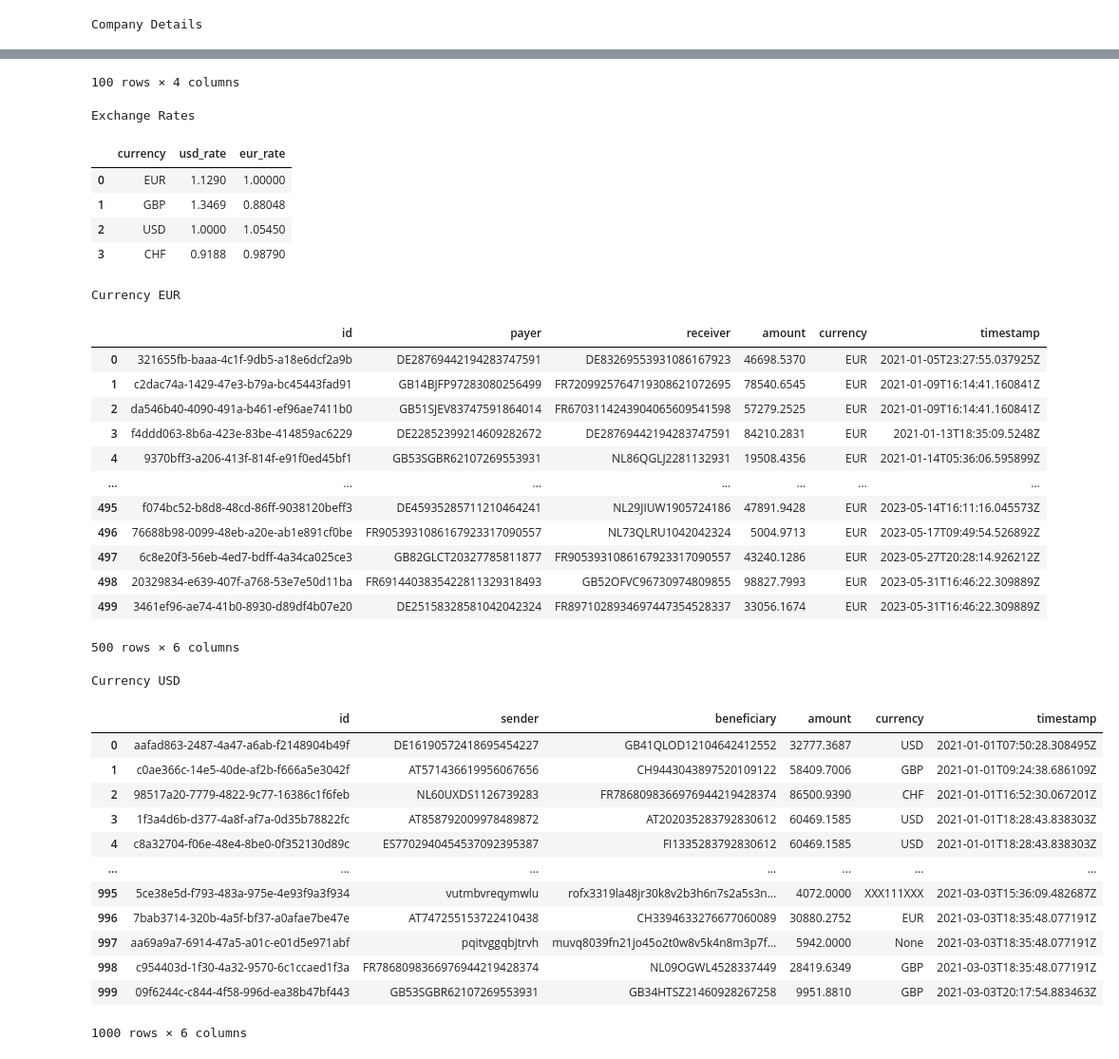
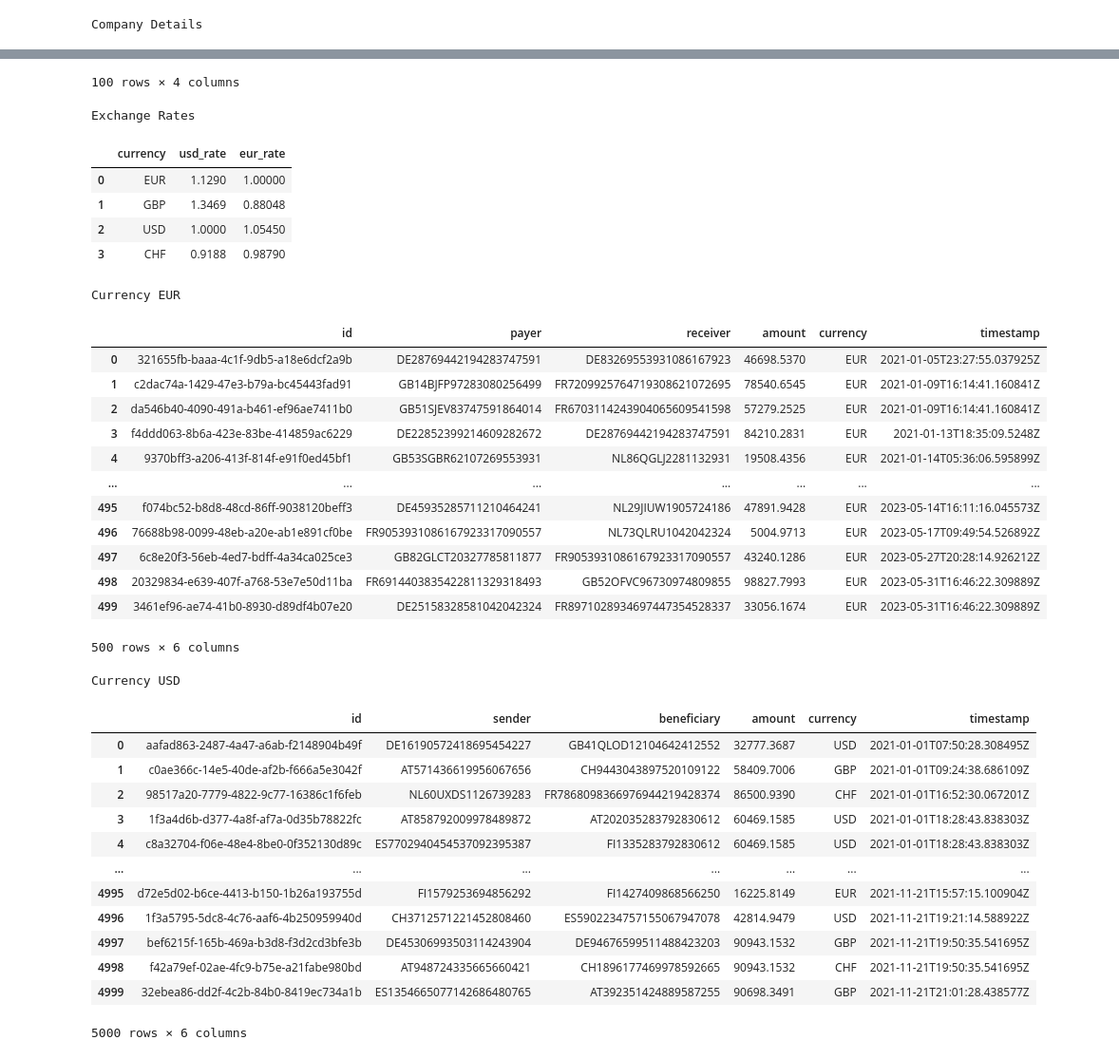
Before and after one commit to Dhritidipta/CashflowFreenlance, a Jupyter notebook: data/analysis_v1.ipynb, the cells around one changed output, grey strips where cells are left out. Shown at 95% size. Saved outputs shown, nothing was run; the diff lists cells and outputs as text; code cells hidden in the pictures.

```diff
--- a/data/analysis_v1.ipynb
+++ b/data/analysis_v1.ipynb
@@ -33,7 +34,6 @@ get_all_sepa_transactions_df,\
 get_all_swift_transactions_df
 # %%
 #All the pandas dataframes
-limit = 1000
 
 print("Company Details")
 display(get_all_companies_df()) #this will fetch all the companies thus without any set limit
@@ -45,10 +45,10 @@ print("Exchange Rates")
 display(get_exchange_rates_df())
 
 print("Currency EUR")
-display(get_all_sepa_transactions_df(1000))
+display(get_all_sepa_transactions_df())
 
 print("Currency USD")
-display(get_all_swift_transactions_df(limit))
+display(get_all_swift_transactions_df())
 # %% [output]
 Company Details
 |  | id | ibans | name | address |
@@ -65,39 +65,39 @@ Company Details
 | 99 | 100 | ['GB68JEWG24681676155117'] | Howard, McCarthy and Harris | Ringstr. 55\n21108 Gießen |
 100 rows × 4 columns
 Exchange Rates
 |  | currency | usd_rate | eur_rate |
 | 0 | EUR | 1.1290 | 1.00000 |
 | 1 | GBP | 1.3469 | 0.88048 |
 | 2 | USD | 1.0000 | 1.05450 |
 | 3 | CHF | 0.9188 | 0.98790 |
 Currency EUR
 |  | id | payer | receiver | amount | currency | timestamp |
 | 0 | 321655fb-baaa-4c1f-9db5-a18e6dcf2a9b | DE28769442194283747591 | DE83269553931086167923 | 46698.5370 | EUR | 2021-01-05T23:27:55.037925Z |
 | 1 | c2dac74a-1429-47e3-b79a-bc45443fad91 | GB14BJFP97283080256499 | FR7209925764719308621072695 | 78540.6545 | EUR | 2021-01-09T16:14:41.160841Z |
 | 2 | da546b40-4090-491a-b461-ef96ae7411b0 | GB51SJEV83747591864014 | FR6703114243904065609541598 | 57279.2525 | EUR | 2021-01-09T16:14:41.160841Z |
 | 3 | f4ddd063-8b6a-423e-83be-414859ac6229 | DE22852399214609282672 | DE28769442194283747591 | 84210.2831 | EUR | 2021-01-13T18:35:09.5248Z |
 | 4 | 9370bff3-a206-413f-814f-e91f0ed45bf1 | GB53SGBR62107269553931 | NL86QGLJ2281132931 | 19508.4356 | EUR | 2021-01-14T05:36:06.595899Z |
 | ... | ... | ... | ... | ... | ... | ... |
 | 495 | f074bc52-b8d8-48cd-86ff-9038120beff3 | DE45935285711210464241 | NL29JIUW1905724186 | 47891.9428 | EUR | 2023-05-14T16:11:16.045573Z |
 | 496 | 76688b98-0099-48eb-a20e-ab1e891cf0be | FR9053931086167923317090557 | NL73QLRU1042042324 | 5004.9713 | EUR | 2023-05-17T09:49:54.526892Z |
 | 497 | 6c8e20f3-56eb-4ed7-bdff-4a34ca025ce3 | GB82GLCT20327785811877 | FR9053931086167923317090557 | 43240.1286 | EUR | 2023-05-27T20:28:14.926212Z |
 | 498 | 20329834-e639-407f-a768-53e7e50d11ba | FR6914403835422811329318493 | GB52OFVC96730974809855 | 98827.7993 | EUR | 2023-05-31T16:46:22.309889Z |
 | 499 | 3461ef96-ae74-41b0-8930-d89df4b07e20 | DE25158328581042042324 | FR8971028934697447354528337 | 33056.1674 | EUR | 2023-05-31T16:46:22.309889Z |
 500 rows × 6 columns
 Currency USD
 |  | id | sender | beneficiary | amount | currency | timestamp |
 | 0 | aafad863-2487-4a47-a6ab-f2148904b49f | DE16190572418695454227 | GB41QLOD12104642412552 | 32777.3687 | USD | 2021-01-01T07:50:28.308495Z |
 | 1 | c0ae366c-14e5-40de-af2b-f666a5e3042f | AT571436619956067656 | CH9443043897520109122 | 58409.7006 | GBP | 2021-01-01T09:24:38.686109Z |
 | 2 | 98517a20-7779-4822-9c77-16386c1f6feb | NL60UXDS1126739283 | FR7868098366976944219428374 | 86500.9390 | CHF | 2021-01-01T16:52:30.067201Z |
 | 3 | 1f3a4d6b-d377-4a8f-af7a-0d35b78822fc | AT858792009978489872 | AT202035283792830612 | 60469.1585 | USD | 2021-01-01T18:28:43.838303Z |
 | 4 | c8a32704-f06e-48e4-8be0-0f352130d89c | ES7702940454537092395387 | FI1335283792830612 | 60469.1585 | USD | 2021-01-01T18:28:43.838303Z |
 | ... | ... | ... | ... | ... | ... | ... |
-| 995 | 5ce38e5d-f793-483a-975e-4e93f9a3f934 | vutmbvreqymwlu | rofx3319la48jr30k8v2b3h6n7s2a5s3n... | 4072.0000 | XXX111XXX | 2021-03-03T15:36:09.482687Z |
-| 996 | 7bab3714-320b-4a5f-bf37-a0afae7be47e | AT747255153722410438 | CH3394633276677060089 | 30880.2752 | EUR | 2021-03-03T18:35:48.077191Z |
-| 997 | aa69a9a7-6914-47a5-a01c-e01d5e971abf | pqitvggqbjtrvh | muvq8039fn21jo45o2t0w8v5k4n8m3p7f... | 5942.0000 | None | 2021-03-03T18:35:48.077191Z |
-| 998 | c954403d-1f30-4a32-9570-6c1ccaed1f3a | FR7868098366976944219428374 | NL09OGWL4528337449 | 28419.6349 | GBP | 2021-03-03T18:35:48.077191Z |
-| 999 | 09f6244c-c844-4f58-996d-ea38b47bf443 | GB53SGBR62107269553931 | GB34HTSZ21460928267258 | 9951.8810 | GBP | 2021-03-03T20:17:54.883463Z |
+| 4995 | d72e5d02-b6ce-4413-b150-1b26a193755d | FI1579253694856292 | FI1427409868566250 | 16225.8149 | EUR | 2021-11-21T15:57:15.100904Z |
+| 4996 | 1f3a5795-5dc8-4c76-aaf6-4b250959940d | CH3712571221452808460 | ES5902234757155067947078 | 42814.9479 | USD | 2021-11-21T19:21:14.588922Z |
+| 4997 | bef6215f-165b-469a-b3d8-f3d2cd3bfe3b | DE45306993503114243904 | DE94676599511488423203 | 90943.1532 | GBP | 2021-11-21T19:50:35.541695Z |
+| 4998 | f42a79ef-02ae-4fc9-b75e-a21fabe980bd | AT948724335665660421 | CH1896177469978592665 | 90943.1532 | CHF | 2021-11-21T19:50:35.541695Z |
+| 4999 | 32ebea86-dd2f-4c2b-84b0-8419ec734a1b | ES1354665077142686480765 | AT392351424889587255 | 90698.3491 | GBP | 2021-11-21T21:01:28.438577Z |
-1000 rows × 6 columns
+5000 rows × 6 columns
 # %%
 # Initialize a Spark session
 try:
```
Also changed, not shown: parts of 17 cells of this notebook, 2 other files.
